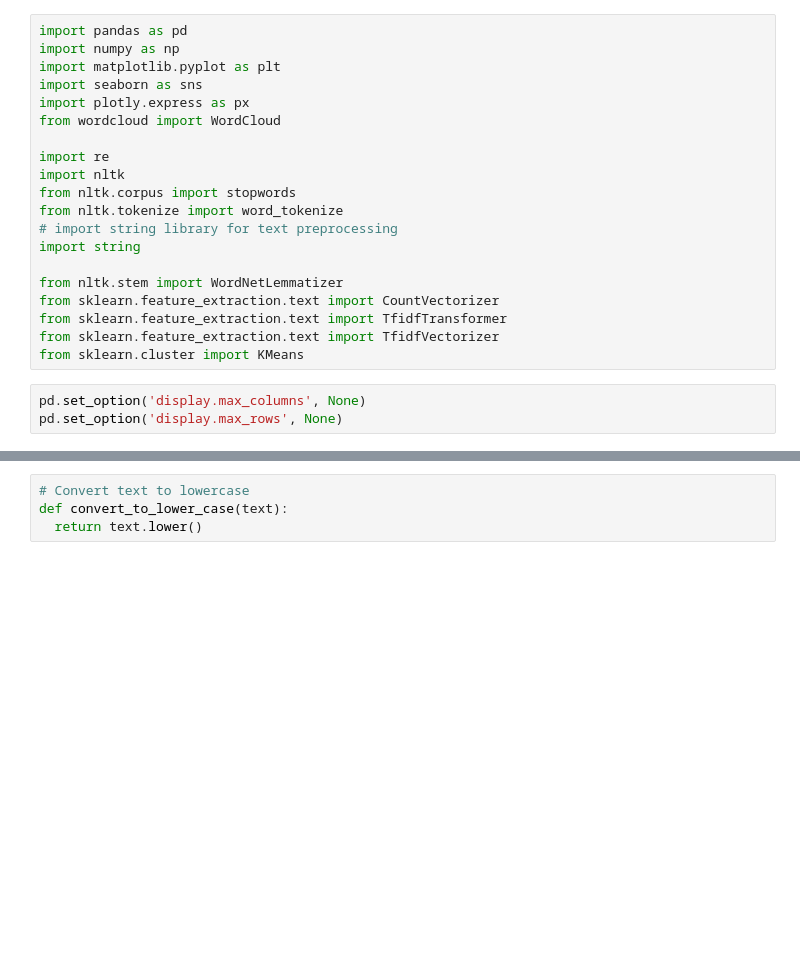
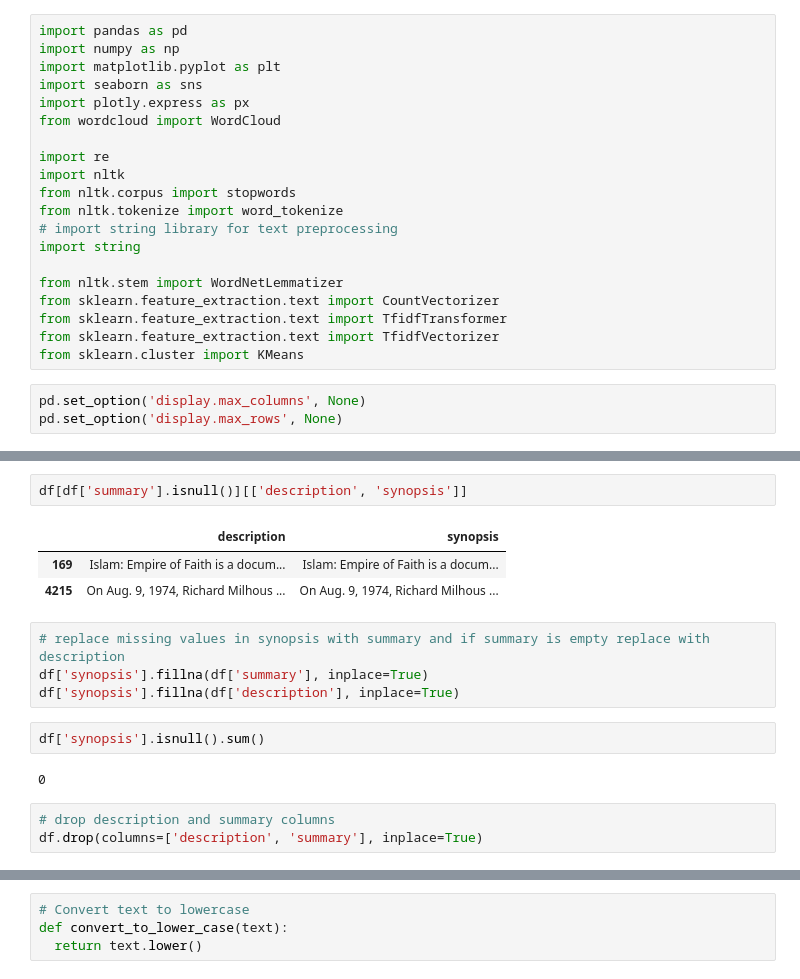
Before and after one commit to HemantRajSingh/MovieMatch, a Jupyter notebook: notebooks/data_preprocessing.ipynb, the cells around one changed output, grey strips where cells are left out. Saved outputs shown, nothing was run; the diff lists cells and outputs as text; blank space fills up the shorter version.

```diff
--- a/notebooks/data_preprocessing.ipynb
+++ b/notebooks/data_preprocessing.ipynb
@@ -66,0 +85,17 @@ memory usage: 375.1+ KB
+# %%
+df[df['summary'].isnull()][['description', 'synopsis']]
+# %% [output]
+|  | description | synopsis |
+| 169 | Islam: Empire of Faith is a docum... | Islam: Empire of Faith is a docum... |
+| 4215 | On Aug. 9, 1974, Richard Milhous ... | On Aug. 9, 1974, Richard Milhous ... |
+# %%
+# replace missing values in synopsis with summary and if summary is empty replace with description
+df['synopsis'].fillna(df['summary'], inplace=True)
+df['synopsis'].fillna(df['description'], inplace=True)
+# %%
+df['synopsis'].isnull().sum()
+# %% [output]
+0
+# %%
+# drop description and summary columns
+df.drop(columns=['description', 'summary'], inplace=True)
```
Also changed, not shown: parts of 56 cells of this notebook, 4 other files.
